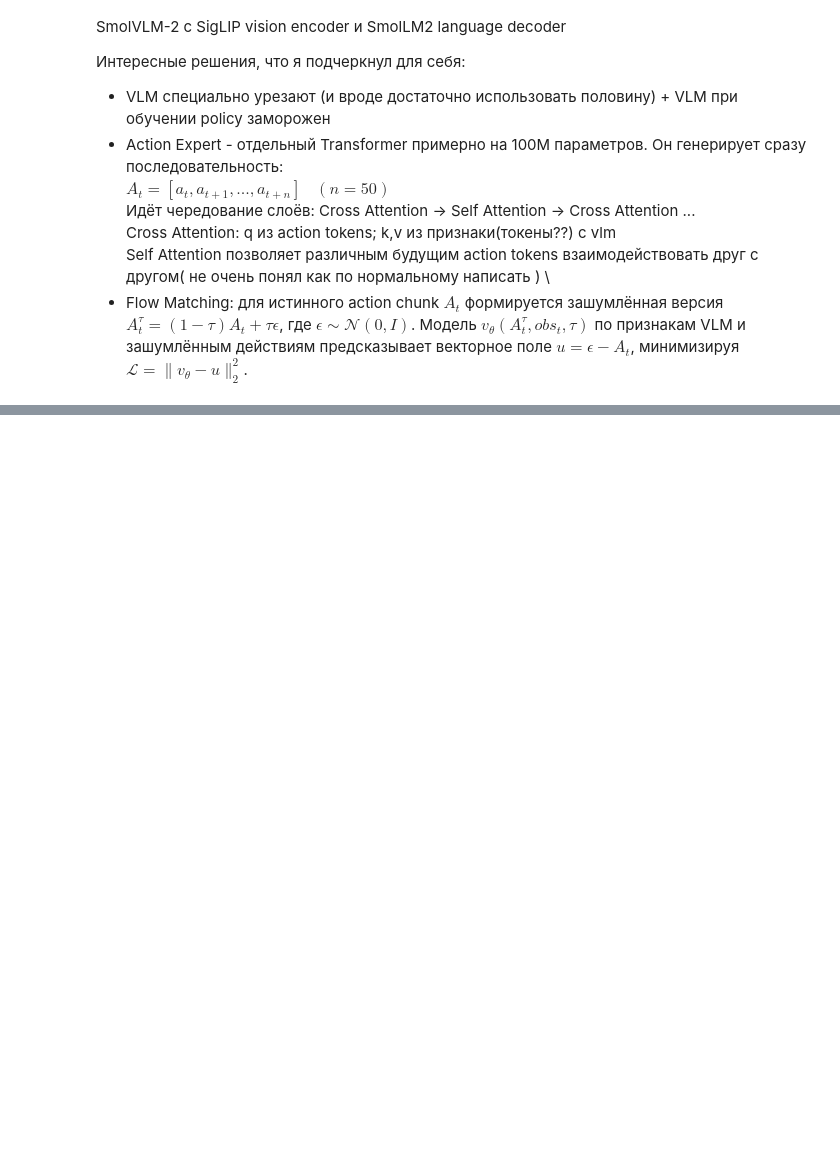
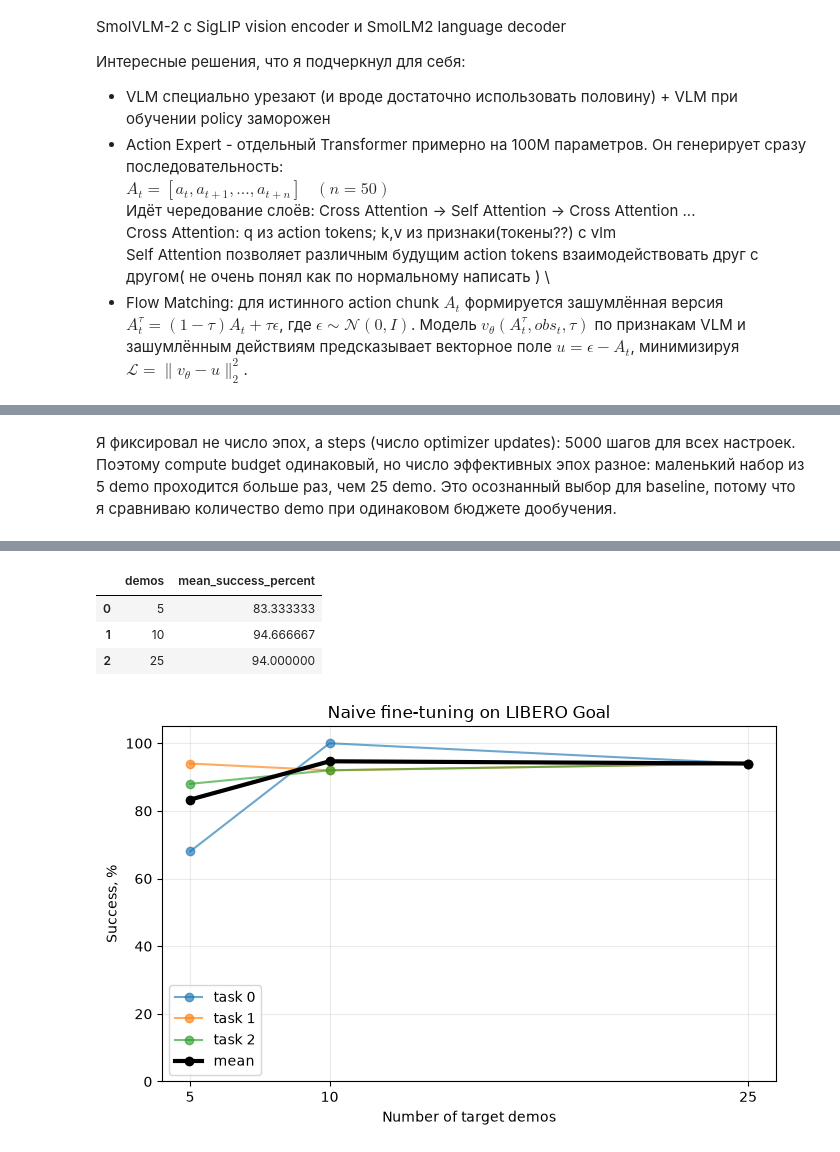
Before and after one commit to ne24kit/TrainerVLA, a Jupyter notebook: notebooks/01_understand_model_smolvla.ipynb, the cells around one changed output, grey strips where cells are left out. Cells and saved outputs as stored; diff of their text form; code cells hidden in the pictures; blank space fills up the shorter version.

Commit message:
[add] LIBERO goal fine-tuning baseline

```diff
--- a/notebooks/01_understand_model_smolvla.ipynb
+++ b/notebooks/01_understand_model_smolvla.ipynb
@@ -98,0 +147,72 @@ VLM отвечает в основном за понимание сцены и
+# %% [markdown]
+Я фиксировал не число эпох, а steps (число optimizer updates): 5000 шагов для всех настроек. Поэтому compute budget одинаковый, но число эффективных эпох разное: маленький набор из 5 demo проходится больше раз, чем 25 demo. Это осознанный выбор для baseline, потому что я сравниваю количество demo при одинаковом бюджете дообучения.
+# %%
+from pathlib import Path
+import json
+import pandas as pd
+import matplotlib.pyplot as plt
+
+ROOT = Path("..")
+TASKS = [0, 1, 2]
+DEMOS = [5, 10, 25]
+CKPT = "005000"
+
+rows = []
+
+for task_id in TASKS:
+    for demos in DEMOS:
+        run = f"smolvla_libero90_pretrained_finetune_t{task_id}_d{demos}"
+        path = ROOT / "logs" / run / f"{CKPT}_libero_goal_{task_id}" / "eval_info.json"
+
+        with open(path) as f:
+            info = json.load(f)
+
+        rows.append({
+            "task_id": task_id,
+            "demos": demos,
+            "success_percent": info["overall"]["pc_success"],
+            "n_episodes": info["overall"]["n_episodes"],
+        })
+
+df = pd.DataFrame(rows).sort_values(["task_id", "demos"])
+display(df)
+
+mean_df = (
+    df.groupby("demos", as_index=False)
+      .agg(mean_success_percent=("success_percent", "mean"))
+)
+
+display(mean_df)
+
+plt.figure(figsize=(7, 4.5))
+
+for task_id in TASKS:
+    part = df[df["task_id"] == task_id]
+    plt.plot(
+        part["demos"],
+        part["success_percent"],
+        marker="o",
+        linewidth=1.5,
+        alpha=0.65,
+        label=f"task {task_id}",
+    )
+
+plt.plot(
+    mean_df["demos"],
+    mean_df["mean_success_percent"],
+    marker="o",
+    linewidth=3,
+    color="black",
+    label="mean",
+)
+
+plt.xticks(DEMOS)
+plt.ylim(0, 105)
+plt.xlabel("Number of target demos")
+plt.ylabel("Success, %")
+plt.title("Naive fine-tuning on LIBERO Goal")
+plt.grid(True, alpha=0.25)
+plt.legend()
+plt.tight_layout()
+plt.show()
+# %% [output]
@@ -98,0 +229,5 @@ VLM отвечает в основном за понимание сцены и
+|  | demos | mean_success_percent |
+| 0 | 5 | 83.333333 |
+| 1 | 10 | 94.666667 |
+| 2 | 25 | 94.000000 |
+[figure, added]
```
Also changed, not shown: parts of 7 cells of this notebook, 5 other files.
